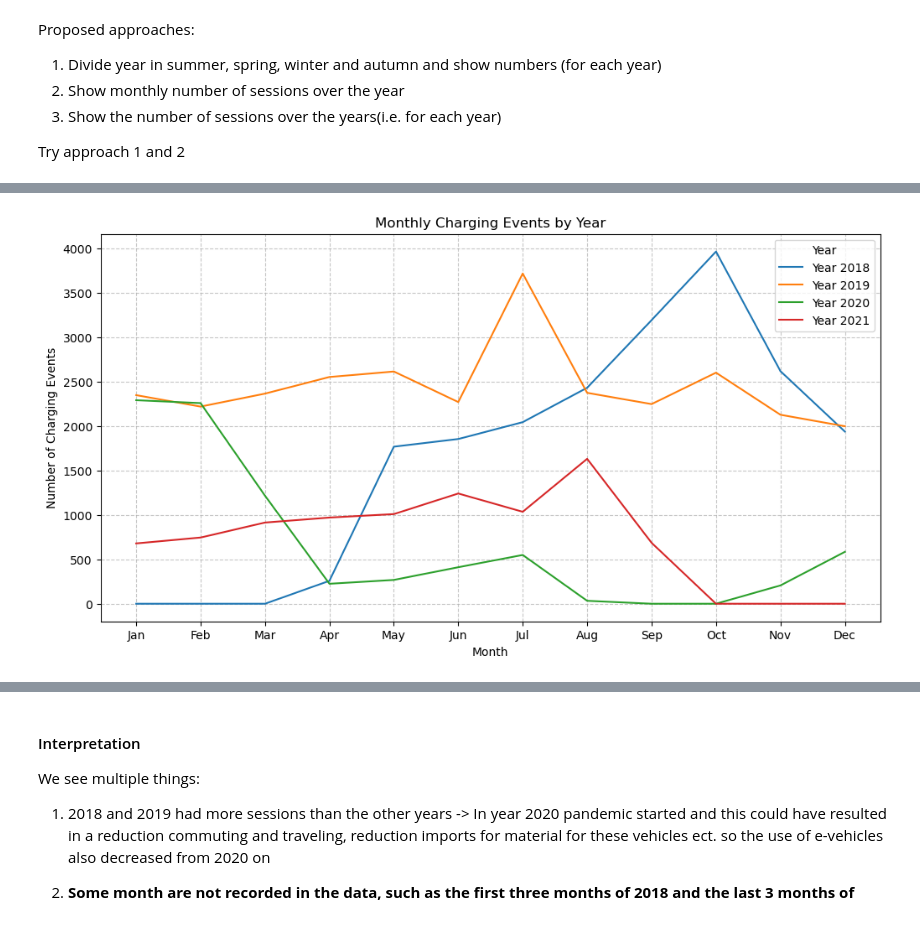
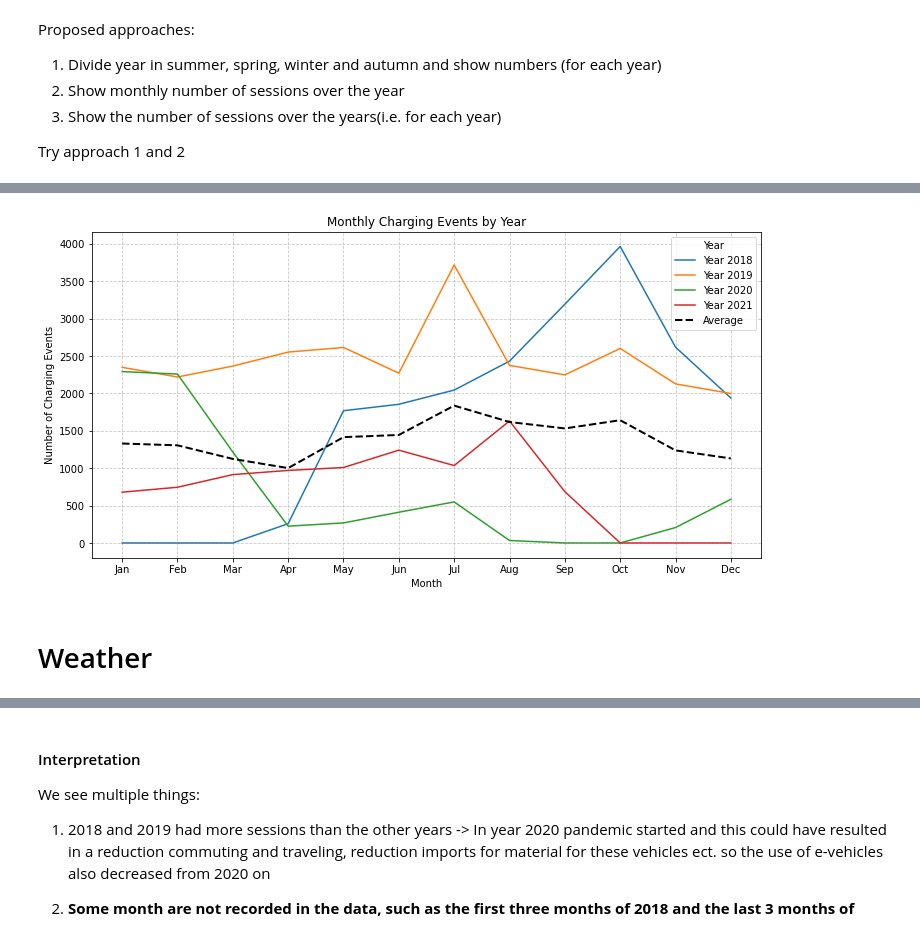
Before and after one commit to Vigro08/AA-Team-Assignment, a Jupyter notebook: Tasks/02_Descriptive_Analysis.ipynb, the cells around one changed output, grey strips where cells are left out. Drawn from its saved outputs; the diff is of its cells as text; code cells hidden in the pictures.

```diff
--- a/Tasks/02_Descriptive_Analysis.ipynb
+++ b/Tasks/02_Descriptive_Analysis.ipynb
@@ -10,7 +10,8 @@ from pandas import json_normalize
 import matplotlib.pyplot as plt
 import seaborn as sns
 
-charging = pd.read_csv("../charging_cleaned.csv", encoding = "ISO-8859-1")
+charging = pd.read_csv("./charging_cleaned.csv", encoding = "ISO-8859-1")
+weather = pd.read_csv("./weather_cleaned.csv", encoding = "ISO-8859-1")
 # %%
 charging['connectionTime'] = pd.to_datetime(charging['connectionTime'])
 charging['disconnectTime'] = pd.to_datetime(charging['disconnectTime'])
@@ -342,20 +344,25 @@ for year, counts in yearly_monthly_counts.iterrows():
 # %%
 charging['year'] = charging['connectionTime'].dt.year
 charging['month'] = charging['connectionTime'].dt.month
 
 yearly_monthly_counts = charging.groupby(['year', 'month']).size().unstack(fill_value=0)
 
 plt.figure(figsize=(12, 6))
 for year in yearly_monthly_counts.index:
     plt.plot(yearly_monthly_counts.columns, yearly_monthly_counts.loc[year], label=f"Year {year}")
 
+average_counts = yearly_monthly_counts.mean(axis=0)
+plt.plot(average_counts.index, average_counts.values, label="Average", color='black', linestyle='--', linewidth=2)
+
 # Add labels, title, and legend
 plt.title("Monthly Charging Events by Year")
 plt.xlabel("Month")
 plt.ylabel("Number of Charging Events")
 plt.xticks(range(1, 13), ['Jan', 'Feb', 'Mar', 'Apr', 'May', 'Jun', 'Jul', 'Aug', 'Sep', 'Oct', 'Nov', 'Dec'])
 plt.legend(title="Year")
 plt.grid(True, linestyle='--', alpha=0.7)
 plt.show()
 # %% [output]
-[figure, old version]
+[figure, new version]
+# %% [markdown]
+# Weather
```
Also changed, not shown: parts of 13 cells of this notebook.
